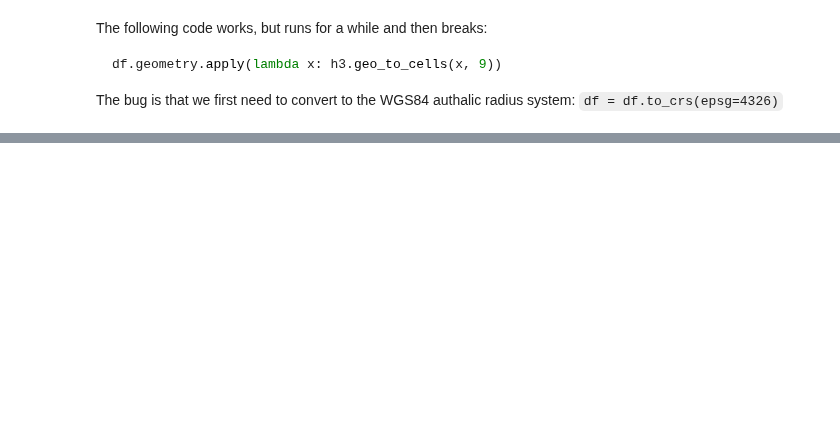
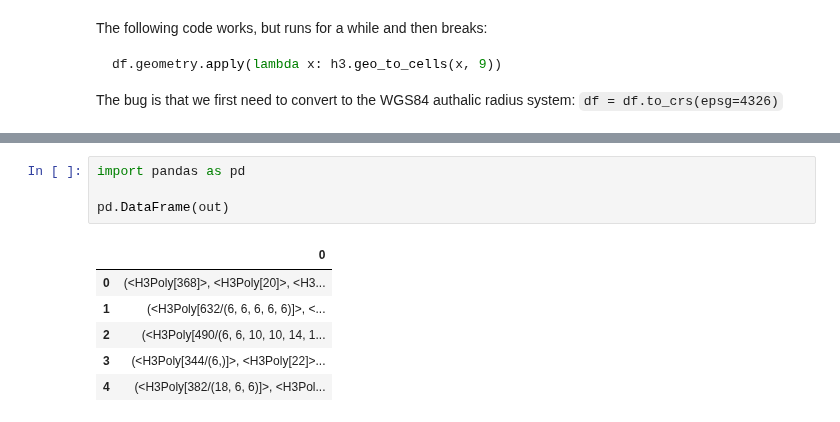
Before and after one commit to uber/h3-py, a Jupyter notebook: poly/plotting.ipynb, the cells around one changed output, grey strips where cells are left out. Cells and saved outputs as stored; diff of their text form; blank space fills up the shorter version.

```diff
--- a/poly/plotting.ipynb
+++ b/poly/plotting.ipynb
@@ -96,0 +184,11 @@ out
+# %%
+import pandas as pd
+
+pd.DataFrame(out)
+# %% [output]
+|  | 0 |
+| 0 | (<H3Poly[368]>, <H3Poly[20]>, <H3... |
+| 1 | (<H3Poly[632/(6, 6, 6, 6, 6)]>, <... |
+| 2 | (<H3Poly[490/(6, 6, 10, 10, 14, 1... |
+| 3 | (<H3Poly[344/(6,)]>, <H3Poly[22]>... |
+| 4 | (<H3Poly[382/(18, 6, 6)]>, <H3Pol... |
```
Also changed, not shown: parts of 25 cells of this notebook, 1 other file.
